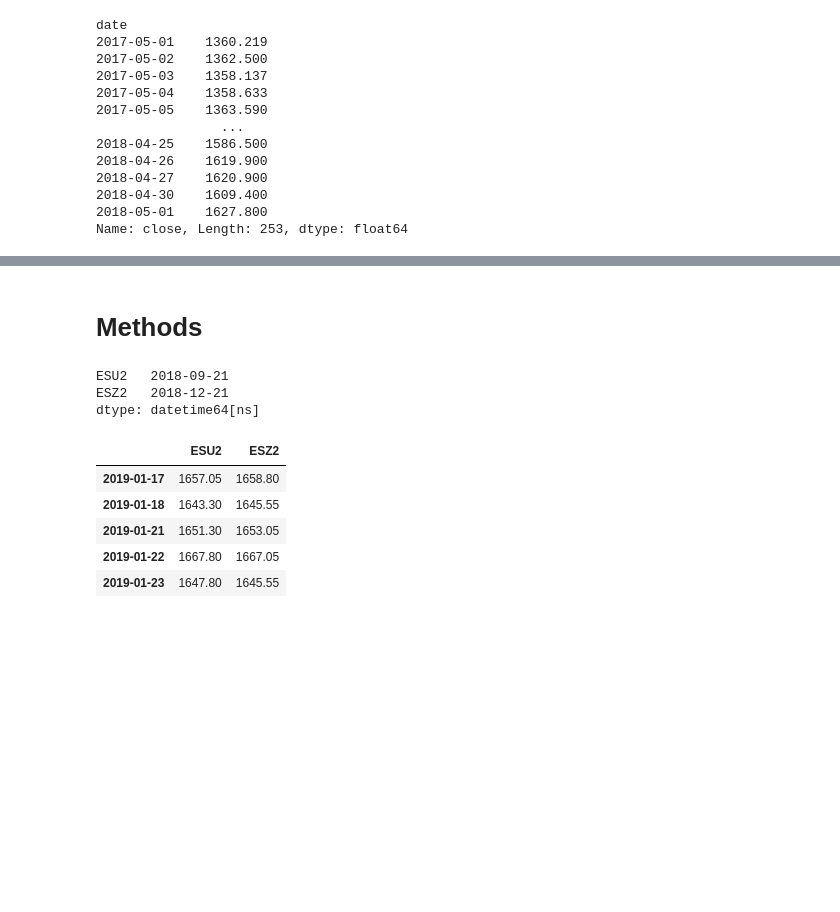
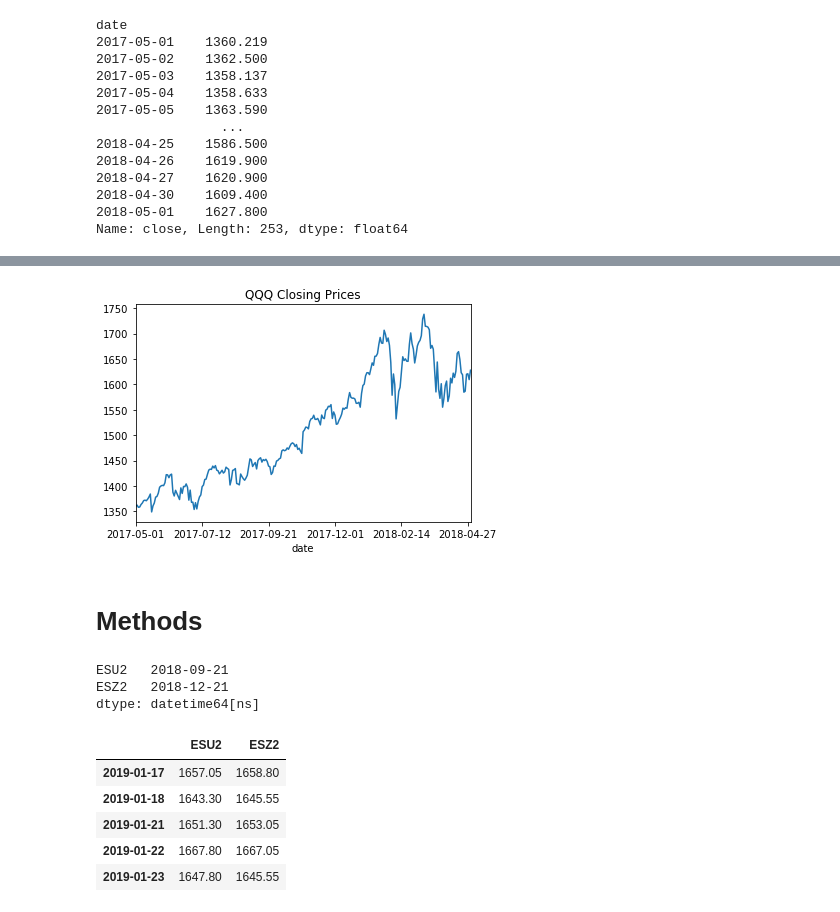
Before and after one commit to aasuncion/7333-Quant-World, a Jupyter notebook: Case4-Master-v4.ipynb, the cells around one changed output, grey strips where cells are left out. Saved outputs shown, nothing was run; the diff lists cells and outputs as text; code cells hidden in the pictures; blank space fills up the shorter version.

```diff
--- a/Case4-Master-v4.ipynb
+++ b/Case4-Master-v4.ipynb
@@ -141,16 +109,18 @@ px.plot()
+# %%
+px.plot(title="QQQ Closing Prices")
+pass
+# %% [output]
+[figure, added]
 # %% [markdown]
 # Methods
 # %%
 from datetime import datetime
-expiry = {'ESU2': datetime(2018, 9, 21),
-          'ESZ2': datetime(2018, 12, 21)}
-expiry = Series(expiry).sort_values()
+expiry = Series({'ESU2': datetime(2018, 9, 21), 'ESZ2': datetime(2018, 12, 21)}).sort_values()
+expiry
+# %% [output]
+ESU2   2018-09-21
+ESZ2   2018-12-21
+dtype: datetime64[ns]
-# %%
-expiry
-# %% [output]
-ESU2   2018-09-21
-ESZ2   2018-12-21
-dtype: datetime64[ns]
 # %%
 np.random.seed(12347)
 N = 200
```
Also changed, not shown: parts of 16 cells of this notebook.
